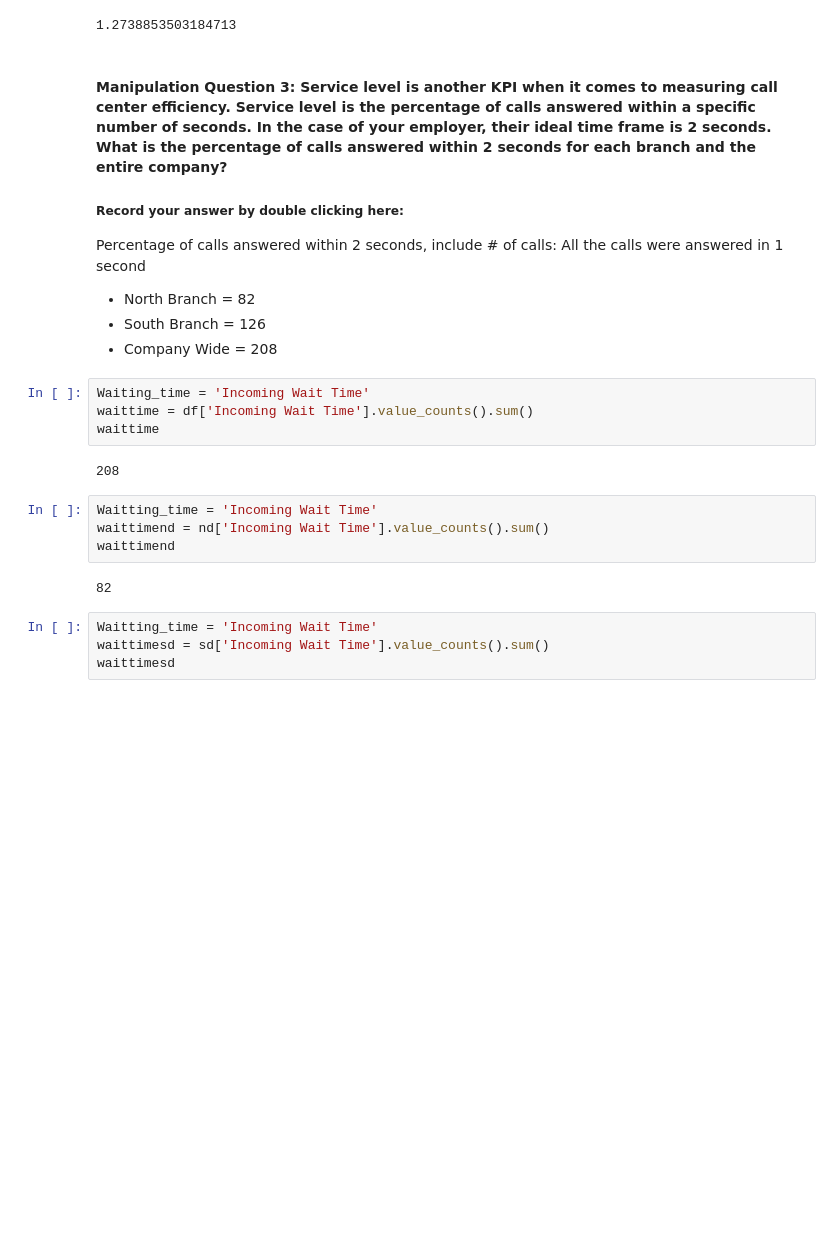
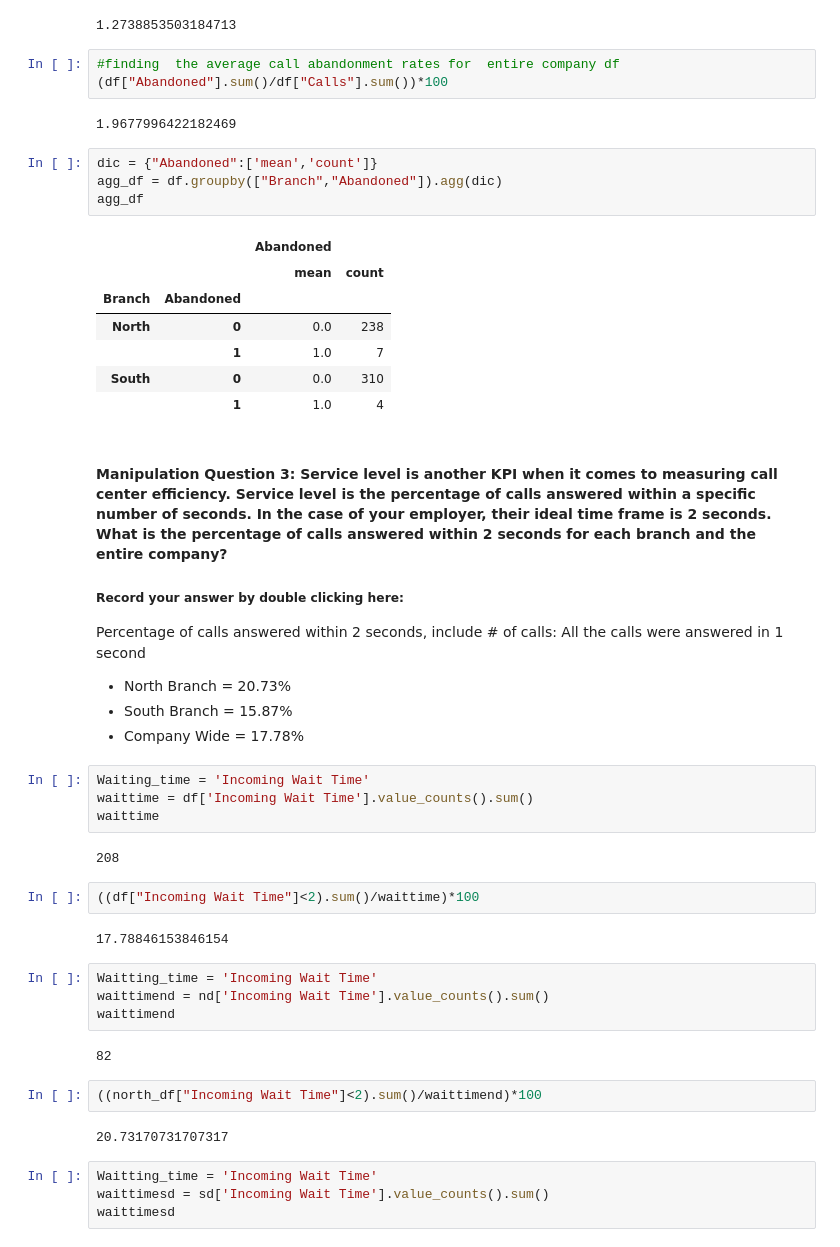
Before and after one commit to KeerthanaMadhesh/call-center-cleanup-assignment, a Jupyter notebook: Call_Center_Cleanup.ipynb, the cells around one changed output. Cells and saved outputs as stored; diff of their text form; blank space fills up the shorter version.

```diff
--- a/Call_Center_Cleanup.ipynb
+++ b/Call_Center_Cleanup.ipynb
@@ -473,25 +469,50 @@ ssr = south_df['Abandoned'] / south_df['Calls'] * 100
 ssr.mean()
 # %% [output]
 1.2738853503184713
+# %%
+#finding  the average call abandonment rates for  entire company df
+(df["Abandoned"].sum()/df["Calls"].sum())*100
+# %% [output]
+1.9677996422182469
+# %%
+dic = {"Abandoned":['mean','count']}
+agg_df = df.groupby(["Branch","Abandoned"]).agg(dic)
+agg_df
+# %% [output]
+|  |  | Abandoned |  |
+|  |  | mean | count |
+| Branch | Abandoned |  |  |
+| North | 0 | 0.0 | 238 |
+|  | 1 | 1.0 | 7 |
+| South | 0 | 0.0 | 310 |
+|  | 1 | 1.0 | 4 |
 # %% [markdown]
 #### Manipulation Question 3:  Service level is another KPI when it comes to measuring call center efficiency. Service level is the percentage of calls answered within a specific number of seconds. In the case of your employer, their ideal time frame is 2 seconds. What is the percentage of calls answered within 2 seconds for each branch and the entire company?
 ##### Record your answer by double clicking here:
 Percentage of calls answered within 2 seconds, include # of calls: All the calls were answered in 1 second
-- North Branch = 82
-- South Branch = 126
-- Company Wide = 208
+- North Branch = 20.73%
+- South Branch = 15.87%
+- Company Wide = 17.78%
 # %%
 Waiting_time = 'Incoming Wait Time'
 waittime = df['Incoming Wait Time'].value_counts().sum()
 waittime
 # %% [output]
 208
+# %%
+((df["Incoming Wait Time"]<2).sum()/waittime)*100
+# %% [output]
+17.78846153846154
 # %%
 Waitting_time = 'Incoming Wait Time'
 waittimend = nd['Incoming Wait Time'].value_counts().sum()
 waittimend
 # %% [output]
 82
+# %%
+((north_df["Incoming Wait Time"]<2).sum()/waittimend)*100
+# %% [output]
+20.73170731707317
 # %%
 Waitting_time = 'Incoming Wait Time'
 waittimesd = sd['Incoming Wait Time'].value_counts().sum()
```
Also changed, not shown: parts of 8 cells of this notebook.
